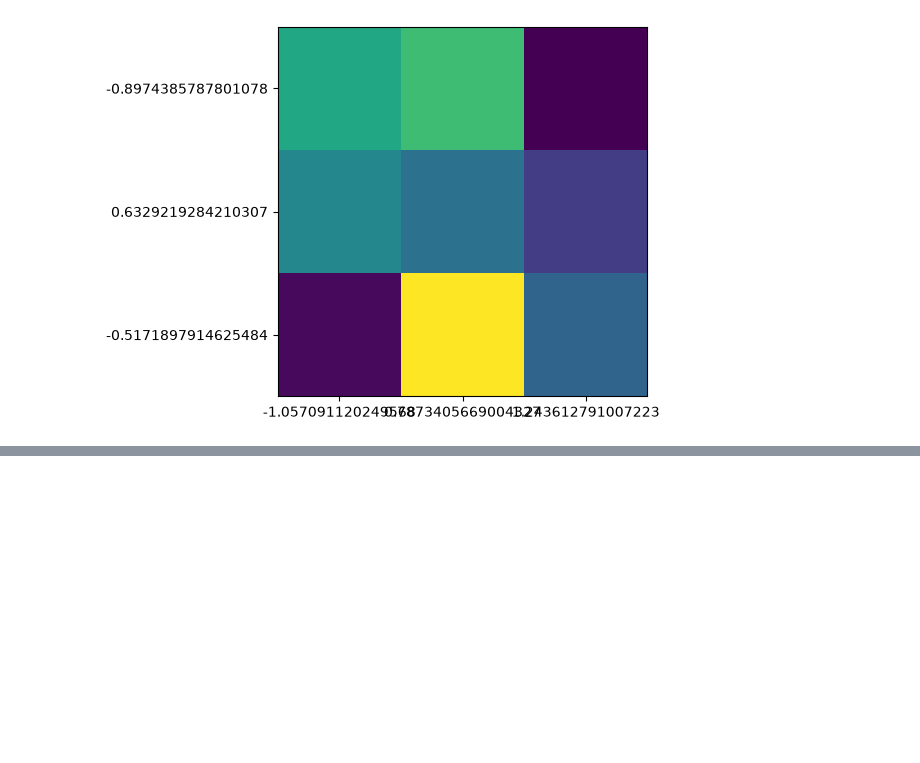
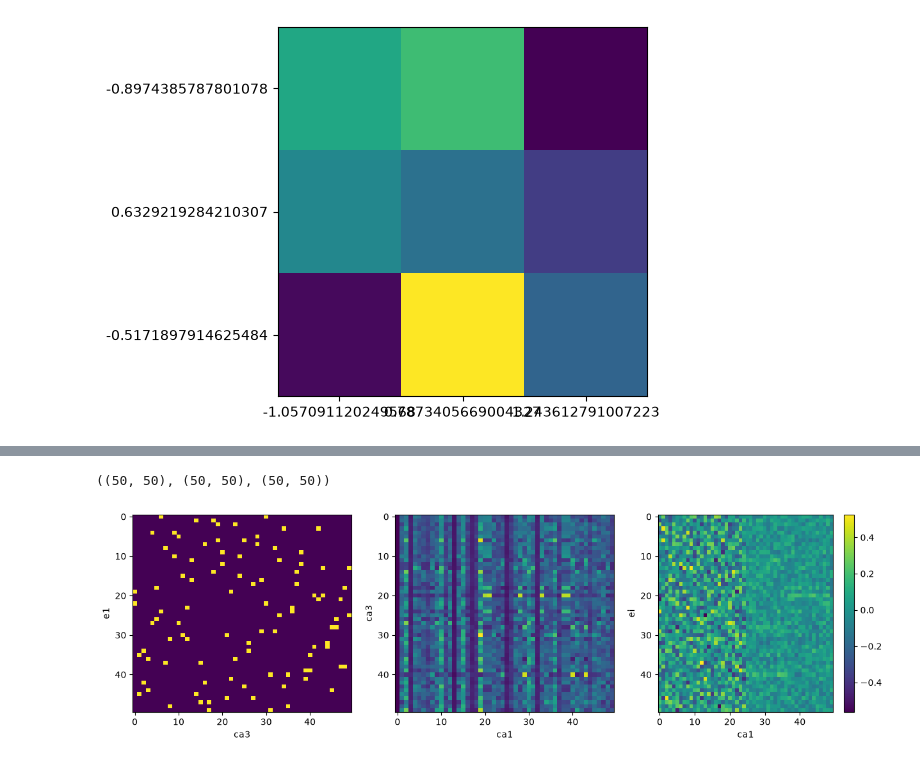
Before and after one commit to iKiru-hub/kam, a Jupyter notebook: src/notebooks/lab_check_data.ipynb, the cells around one changed output, grey strips where cells are left out. Cells and saved outputs as stored; diff of their text form; code cells hidden in the pictures; blank space fills up the shorter version.

```diff
--- a/src/notebooks/lab_check_data.ipynb
+++ b/src/notebooks/lab_check_data.ipynb
@@ -173,0 +396,26 @@ plt.show()
+# %%
+wca3 = model.W_ei_ca3.detach().numpy()
+wca1 = model.W_ca3_ca1.detach().numpy()
+wei = model.W_ei_ca1.detach().numpy()
+wca3.shape, wca1.shape, wei.shape
+# %% [output]
+((50, 50), (50, 50), (50, 50))
+# %%
+fig, axs = plt.subplots(1, 3, figsize=(5*3, 4))
+
+axs[0].imshow(wca3, aspect="auto")
+axs[0].set_ylabel("e1")
+axs[0].set_xlabel("ca3")
+
+axs[1].imshow(wca1, aspect="auto")
+axs[1].set_ylabel("ca3")
+axs[1].set_xlabel("neurons of  ca1")
+
+im = axs[2].imshow(wei, aspect="auto")
+axs[2].set_ylabel("ei")
+axs[2].set_xlabel("ca1")
+
+plt.colorbar(im)
+plt.show()
+# %% [output]
+[figure, added]
```
Also changed, not shown: parts of 13 cells of this notebook, 39 other files.
